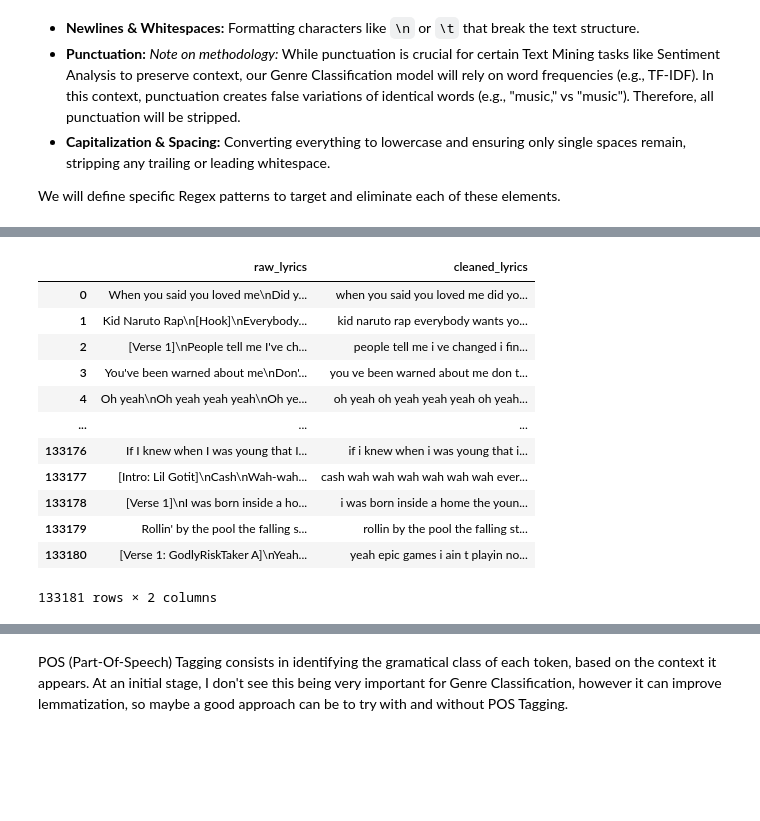
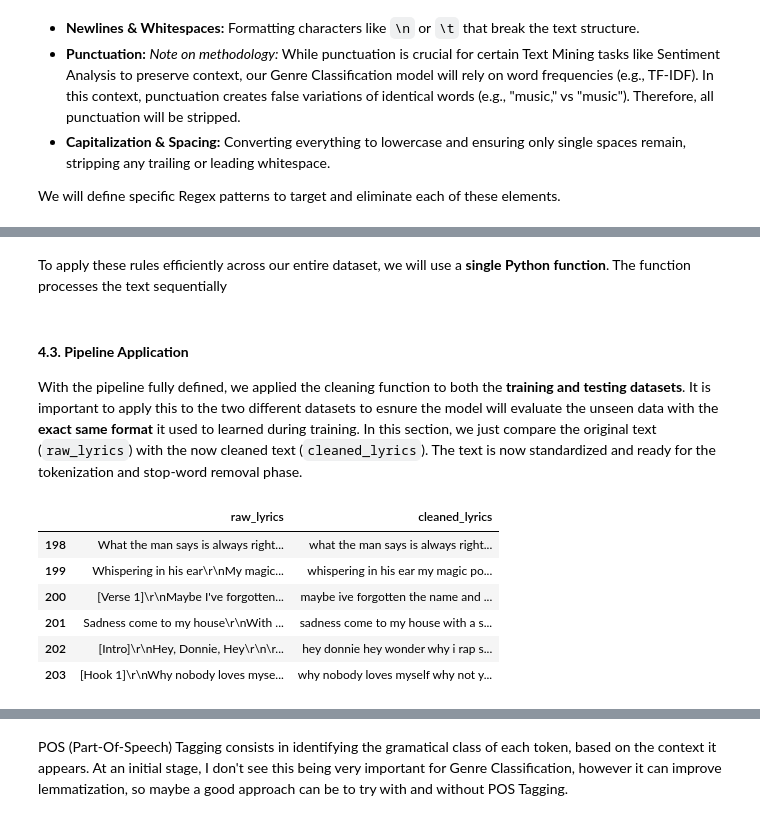
Before and after one commit to tiago2806/text-mining-project, a Jupyter notebook: 02 Data Exploration and Preprocessing.ipynb, the cells around one changed output, grey strips where cells are left out. Cells and saved outputs as stored; diff of their text form; code cells hidden in the pictures; blank space fills up the shorter version.

Commit message:
markdowns and cleaned lyrics

```diff
--- a/02 Data Exploration and Preprocessing.ipynb
+++ b/02 Data Exploration and Preprocessing.ipynb
@@ -682,4 +523,0 @@ While some rows containing emojis are valid lyrics, our analysis revealed that e
-# %%
-train_dataset = train_dataset[~ex4_emojis].reset_index(drop=True)
-
-print(f"\nNew dataset size after dropping rows: {len(train_dataset)}")
@@ -709,4 +523,0 @@ Similarly to the emoji, the presence of user mentions and specially hyperlinks s
-# %%
-train_dataset = train_dataset[~ex5_mentions_urls].reset_index(drop=True)
-
-print(f"\nNew dataset size after dropping rows: {len(train_dataset)}")
@@ -736,3 +523,0 @@ Series([], Name: cleaned_lyrics, dtype: object)
-# %%
-train_dataset = train_dataset[~ex6_dates].reset_index(drop=True)
-print(f"Dataset size after cleaning: {len(train_dataset)}")
@@ -744,3 +526,5 @@ The decision to drop all this 13 entries was very straight forward as we're 100%
+# %% [markdown]
+To apply these rules efficiently across our entire dataset, we will use a **single Python function**. The function processes the text sequentially
 # %%
 def clean_lyrics_pipeline(text):
 
@@ -753,10 +537,10 @@ def clean_lyrics_pipeline(text):
     text = re.sub(regex_tags, ' ', text)
 
     # Remove brackets and their content
-    text = re.sub(regex_brackets, ' ', text)
+    text = re.sub(regex_tags, ' ', text)
 
     # 3. Remove standalone structural words
-    text = re.sub(regex_words_pattern, ' ', text)
+    text = re.sub(regex_standalone_words, ' ', text)
 
     # 4. Remove emojis
     text = re.sub(regex_emojis, ' ', text)
@@ -764,16 +548,24 @@ def clean_lyrics_pipeline(text):
     # 5. Remove newlines
     text = re.sub(regex_newlines, ' ', text)
 
-    # 6. Remove punctuation
+    #6. Remove apostrophes
+    text = re.sub(regex_apostrophes, '', text)
+
+    # 7. Remove punctuation
     text = re.sub(regex_punctuation, ' ', text)
 
-    # 7. Convert to lowercase
+    # 8. Convert to lowercase
     text = text.lower()
 
-    # 8. Normalize whitespace
+    # 9. Normalize whitespace
     text = re.sub(r'\s+', ' ', text)
 
     return text.strip()
+# %% [markdown]
+#### **4.3. Pipeline Application**
+
+With the pipeline fully defined, we applied the cleaning function to both the **training and testing datasets**. It is important to apply this to the two different datasets to esnure the model will evaluate the unseen data with the **exact same format** it used to learned during training.
+In this section, we just compare the original text (`raw_lyrics`) with the now cleaned text (`cleaned_lyrics`). The text is now standardized and ready for the tokenization and stop-word removal phase.
 # %%
 train_dataset['cleaned_lyrics'] = train_dataset['raw_lyrics'].apply(clean_lyrics_pipeline)
 
@@ -783,21 +575,15 @@ train_dataset['cleaned_lyrics'] = train_dataset['cleaned_lyrics'].astype(str)
 
 test_dataset['cleaned_lyrics'] = test_dataset['cleaned_lyrics'].astype(str)
 # %%
-train_dataset[['raw_lyrics', 'cleaned_lyrics']]
+train_dataset[['raw_lyrics', 'cleaned_lyrics']].iloc[198:204]
 # %% [output]
 |  | raw_lyrics | cleaned_lyrics |
-| 0 | When you said you loved me\nDid y... | when you said you loved me did yo... |
-| 1 | Kid Naruto Rap\n[Hook]\nEverybody... | kid naruto rap everybody wants yo... |
-| 2 | [Verse 1]\nPeople tell me I've ch... | people tell me i ve changed i fin... |
-| 3 | You've been warned about me\nDon'... | you ve been warned about me don t... |
-| 4 | Oh yeah\nOh yeah yeah yeah\nOh ye... | oh yeah oh yeah yeah yeah oh yeah... |
-| ... | ... | ... |
-| 133176 | If I knew when I was young that I... | if i knew when i was young that i... |
-| 133177 | [Intro: Lil Gotit]\nCash\nWah-wah... | cash wah wah wah wah wah wah ever... |
-| 133178 | [Verse 1]\nI was born inside a ho... | i was born inside a home the youn... |
-| 133179 | Rollin' by the pool the falling s... | rollin by the pool the falling st... |
-| 133180 | [Verse 1: GodlyRiskTaker A]\nYeah... | yeah epic games i ain t playin no... |
+| 198 | What the man says is always right... | what the man says is always right... |
+| 199 | Whispering in his ear\r\nMy magic... | whispering in his ear my magic po... |
+| 200 | [Verse 1]\r\nMaybe I've forgotten... | maybe ive forgotten the name and ... |
+| 201 | Sadness come to my house\r\nWith ... | sadness come to my house with a s... |
+| 202 | [Intro]\r\nHey, Donnie, Hey\r\n\r... | hey donnie hey wonder why i rap s... |
+| 203 | [Hook 1]\r\nWhy nobody loves myse... | why nobody loves myself why not y... |
-133181 rows × 2 columns
 # %%
 train_dataset['tokenized_lyrics'] = train_dataset['cleaned_lyrics'].apply(word_tokenize)
 
```
Also changed, not shown: parts of 36 cells of this notebook.
